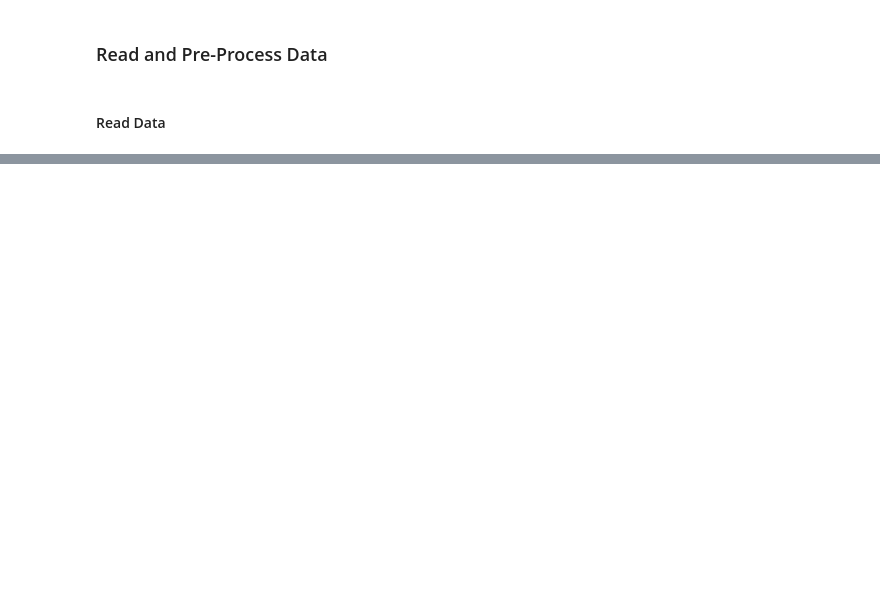
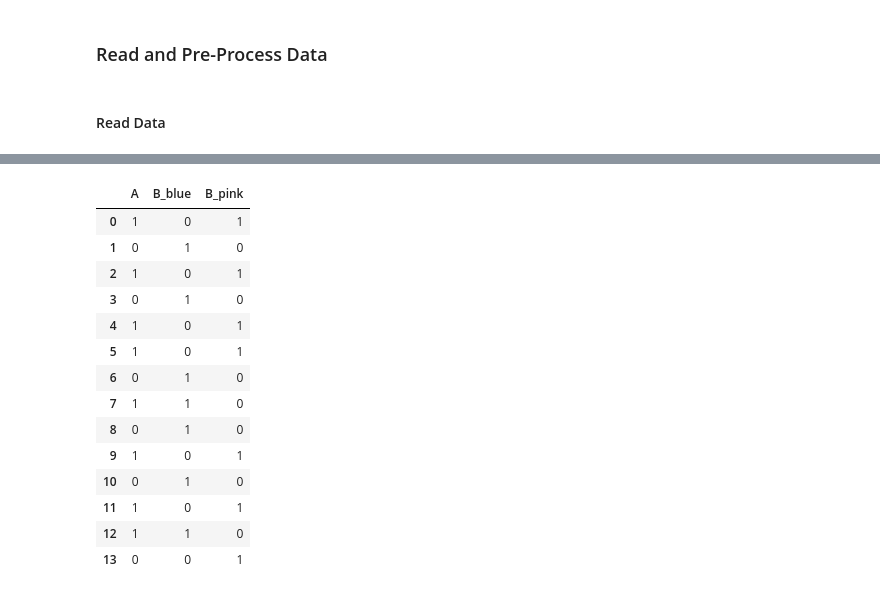
Before and after one commit to anmolchaturvedi/predicting_excitement, a Jupyter notebook: donors_choose.ipynb, the cells around one changed output, grey strips where cells are left out. Cells and saved outputs as stored; diff of their text form; code cells hidden in the pictures; blank space fills up the shorter version.

```diff
--- a/donors_choose.ipynb
+++ b/donors_choose.ipynb
@@ -108,0 +435,2 @@ exp.view_dist(project_info, geo_columns= True,
+# %%
+x = {'A': [1, 0, 1, 0, 1, 1, 0, 1, 0, 1, 0, 1, 1, 0], 'B': ['pink', 'blue','pink', 'blue', 'pink', 'pink', 'blue', 'blue',  'blue','pink', 'blue', 'pink', 'blue','pink']}
@@ -108,0 +439,3 @@ exp.view_dist(project_info, geo_columns= True,
+# %%
+features = pd.DataFrame(x)
+features
@@ -108,0 +458,19 @@ exp.view_dist(project_info, geo_columns= True,
+# %%
+features = pd.get_dummies(features, 'B')
+features
+# %% [output]
+|  | A | B_blue | B_pink |
+| 0 | 1 | 0 | 1 |
+| 1 | 0 | 1 | 0 |
+| 2 | 1 | 0 | 1 |
+| 3 | 0 | 1 | 0 |
+| 4 | 1 | 0 | 1 |
+| 5 | 1 | 0 | 1 |
+| 6 | 0 | 1 | 0 |
+| 7 | 1 | 1 | 0 |
+| 8 | 0 | 1 | 0 |
+| 9 | 1 | 0 | 1 |
+| 10 | 0 | 1 | 0 |
+| 11 | 1 | 0 | 1 |
+| 12 | 1 | 1 | 0 |
+| 13 | 0 | 0 | 1 |
```
Also changed, not shown: parts of 37 cells of this notebook, 3 other files.
